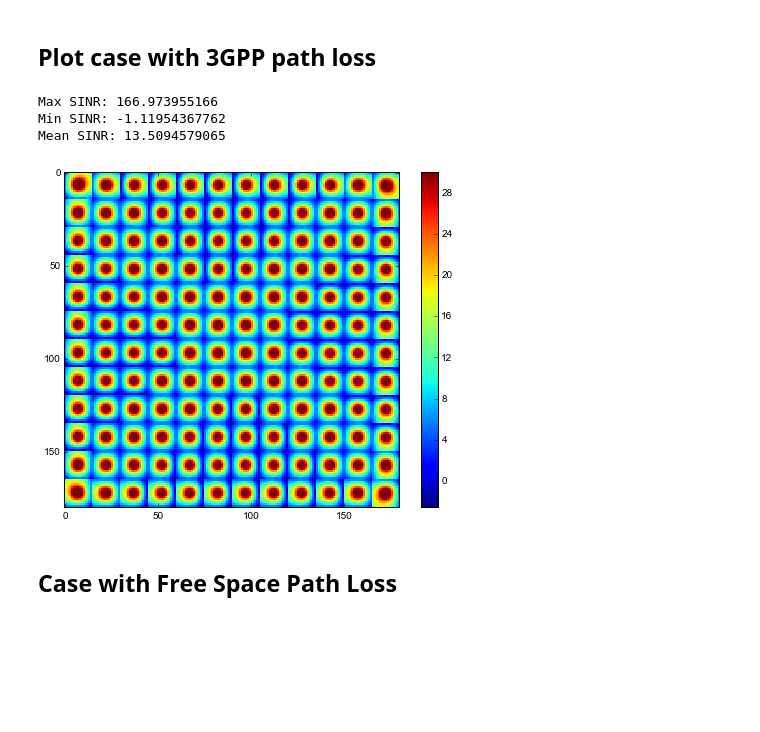
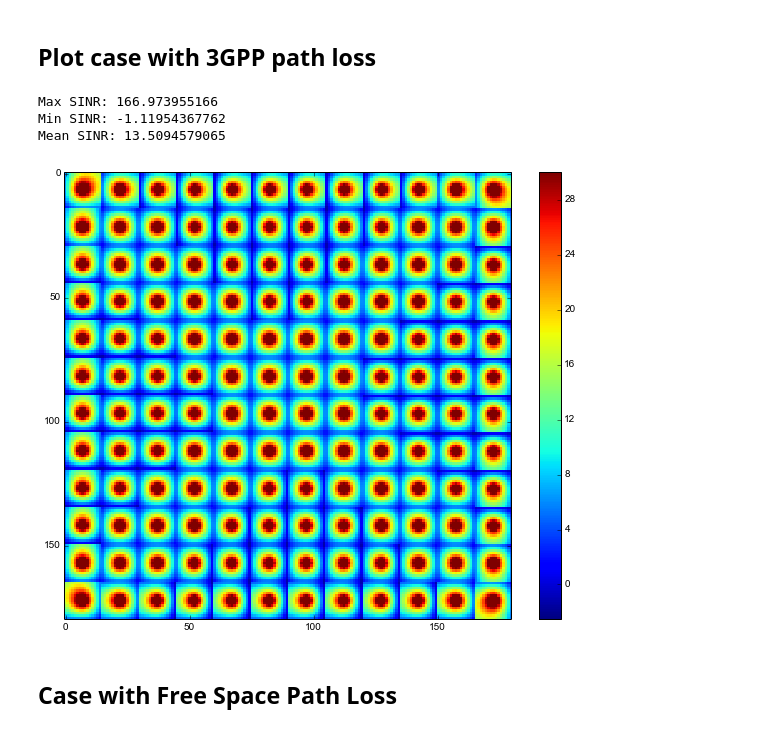
Before and after one commit to darcamo/pyphysim, a Jupyter notebook: ipython_notebooks/METIS Simple Scenario.ipynb, the cells around one changed output. Cells and saved outputs as stored; diff of their text form; code cells hidden in the pictures; blank space fills up the shorter version.

Commit message:
Improve IPython notebook for METIS scenario
Reorganize the code and add an interactive plot.

```diff
--- a/ipython_notebooks/METIS Simple Scenario.ipynb
+++ b/ipython_notebooks/METIS Simple Scenario.ipynb
@@ -22,0 +31,25 @@ Populating the interactive namespace from numpy and matplotlib
+# %%
+# xxxxxxxxxx Simulation Configuration xxxxxxxxxxxxxxxxxxxxxxxxxxxxxxxxx
+side_length = 10
+
+# Square of 12 x 12 square cells
+num_cells_per_side = 12
+num_cells = num_cells_per_side ** 2
+# xxxxxxxxxxxxxxxxxxxxxxxxxxxxxxxxxxxxxxxxxxxxxxxxxxxxxxxxxxxxxxxxxxxxx
+
+# xxxxxxxxxx Discretization of ther possible positions xxxxxxxxxxxxxxxx
+num_discrete_positions_per_cell = 15  # Number of discrete positions
+step = 1. / (num_discrete_positions_per_cell + 1)
+aux = np.linspace(
+    -(1. - step), (1. - step), num_discrete_positions_per_cell)
+aux = np.meshgrid(aux, aux, indexing='ij')
+user_relative_positions = aux[0] + 1j * aux[1]
+# xxxxxxxxxxxxxxxxxxxxxxxxxxxxxxxxxxxxxxxxxxxxxxxxxxxxxxxxxxxxxxxxxxxxx
+
+# Transmit Power and noise
+Pt = dBm2Linear(20)  # 20 dBm transmit power
+noise_var = 0.0  # dBm2Linear(-97)
+
+# Wall losses (in dB)
+single_wall_loss_dB = 5
+# xxxxxxxxxxxxxxxxxxxxxxxxxxxxxxxxxxxxxxxxxxxxxxxxxxxxxxxxxxxxxxxxxxxxx
@@ -168,0 +200,2 @@ Mean SINR value (Free Space): 6.03683026487
+# %%
+sinr_array_pl_nothing_dB, sinr_array_pl_3gpp_dB, sinr_array_pl_free_space_dB = calc_SINRs()
@@ -195,18 +242,18 @@ Mean SINR: -5.00123628293
 # %% [markdown]
 ## Plot case with 3GPP path loss
 # %%
-fig2, ax2 = subplots(figsize=(8, 6))
-print "Max SINR: {0}".format(sinr_array_pl_3gpp_dB2.max())
-print "Min SINR: {0}".format(sinr_array_pl_3gpp_dB2.min())
-print "Mean SINR: {0}".format(sinr_array_pl_3gpp_dB2.mean())
-im2 = ax2.imshow(sinr_array_pl_3gpp_dB2, interpolation='nearest', vmax=30, vmin=-2.5)
+fig2, ax2 = plt.subplots(figsize=(10, 8))
+print "Max SINR: {0}".format(sinr_array_pl_3gpp_dB.max())
+print "Min SINR: {0}".format(sinr_array_pl_3gpp_dB.min())
+print "Mean SINR: {0}".format(sinr_array_pl_3gpp_dB.mean())
+im2 = ax2.imshow(sinr_array_pl_3gpp_dB, interpolation='nearest', vmax=30, vmin=-2.5)
 fig2.colorbar(im2)
 plt.show()
 # %% [output]
 Max SINR: 166.973955166
 Min SINR: -1.11954367762
 Mean SINR: 13.5094579065
-[figure, old version]
+[figure, new version]
 # %% [markdown]
 ## Case with Free Space Path Loss
 # %%
```
Also changed, not shown: parts of 20 cells of this notebook.
